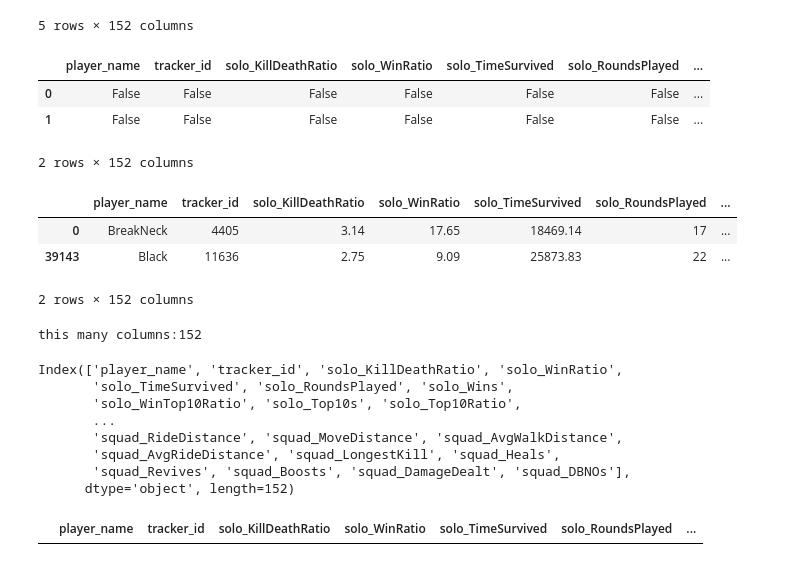
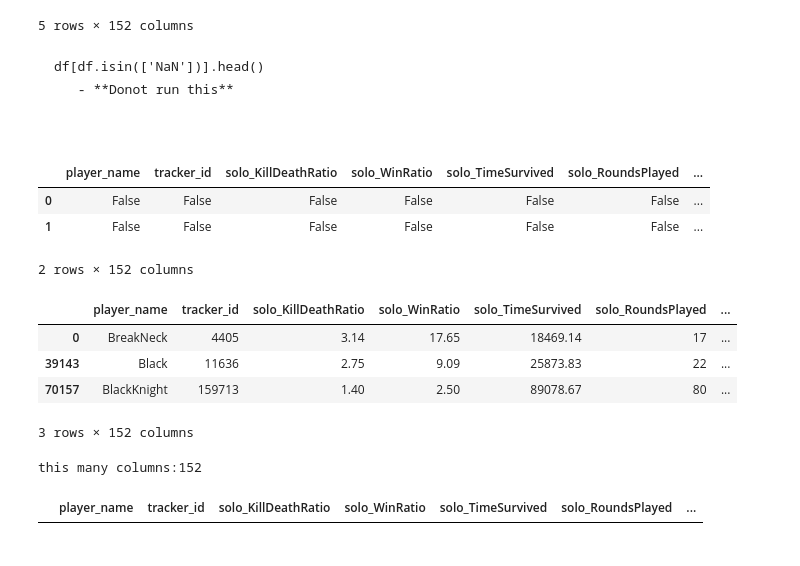
Before and after one commit to rms-sth/way_to_datascience_and_machine_learning, a Jupyter notebook: projects/pubgplayerstats/PUBG data analysis.ipynb, the cells around one changed output. Saved outputs shown, nothing was run; the diff lists cells and outputs as text; code cells hidden in the pictures.

```diff
--- a/projects/pubgplayerstats/PUBG data analysis.ipynb
+++ b/projects/pubgplayerstats/PUBG data analysis.ipynb
@@ -7,2 +11,2 @@ import matplotlib.pyplot as plt
 # %%
-df = pd.read_csv('PUBG_Player_Statistics.csv')
+df = pd.read_csv('PUBG_Player_Statistics.csv' , index_col= False)
@@ -162,3 +189,5 @@ pd.DataFrame(df.as_matrix()).head()
+# %% [markdown]
+<pre>df[df.isin(['NaN'])].head()<pre> - **Donot run this**
 # %%
 df.isin(['NaN']).head(2)
 # %% [output]
@@ -167,23 +196,15 @@ df.isin(['NaN']).head(2)
 | 1 | False | False | False | False | False | False | ... |
 2 rows × 152 columns
 # %%
-df[df['player_name'].isin(['Black','White', 'Crystal','BreakNeck'])].head(3)
+df[df['player_name'].isin(['Black','White', 'Crystal','BreakNeck', 'BlackKnight' ,'RaMesh'])].head(8)
 # %% [output]
 |  | player_name | tracker_id | solo_KillDeathRatio | solo_WinRatio | solo_TimeSurvived | solo_RoundsPlayed | ... |
 | 0 | BreakNeck | 4405 | 3.14 | 17.65 | 18469.14 | 17 | ... |
 | 39143 | Black | 11636 | 2.75 | 9.09 | 25873.83 | 22 | ... |
+| 70157 | BlackKnight | 159713 | 1.40 | 2.50 | 89078.67 | 80 | ... |
-2 rows × 152 columns
+3 rows × 152 columns
 # %%
 print('this many columns:%d ' % len(df.columns))
-df.columns
 # %% [output]
 this many columns:152
-Index(['player_name', 'tracker_id', 'solo_KillDeathRatio', 'solo_WinRatio',
-       'solo_TimeSurvived', 'solo_RoundsPlayed', 'solo_Wins',
-       'solo_WinTop10Ratio', 'solo_Top10s', 'solo_Top10Ratio',
-       ...
-       'squad_RideDistance', 'squad_MoveDistance', 'squad_AvgWalkDistance',
-       'squad_AvgRideDistance', 'squad_LongestKill', 'squad_Heals',
-       'squad_Revives', 'squad_Boosts', 'squad_DamageDealt', 'squad_DBNOs'],
-      dtype='object', length=152)
 # %%
```
Also changed, not shown: parts of 88 cells of this notebook, 9 other files.
